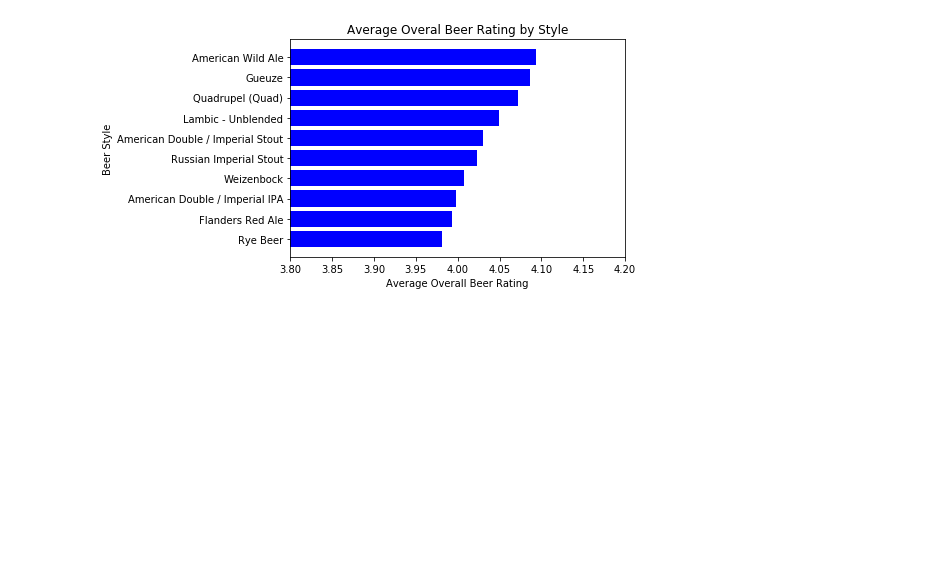
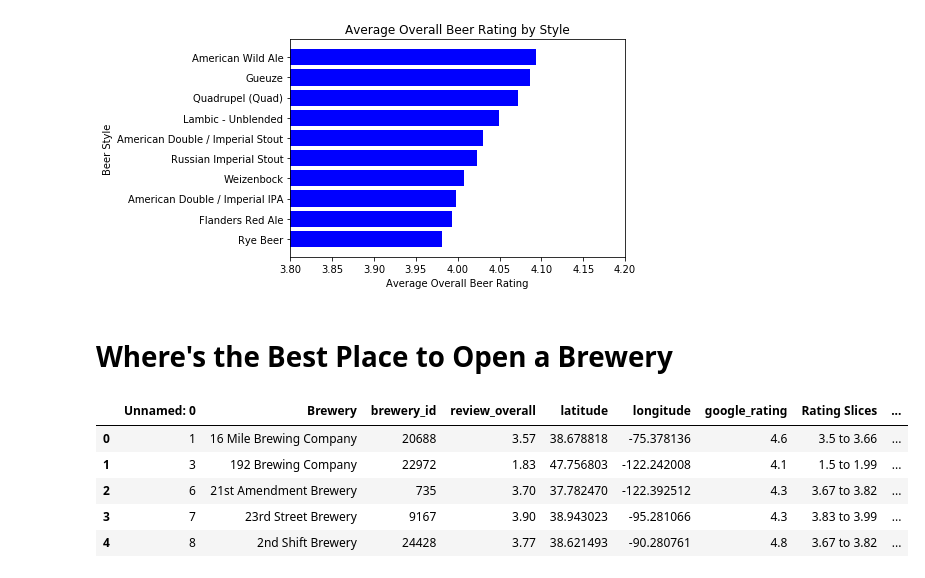
Before and after one commit to kreitlerj/Beer-Data-Project, a Jupyter notebook: Beer_Data_Analysis.ipynb, the cells around one changed output. Cells and saved outputs as stored; diff of their text form; code cells hidden in the pictures; blank space fills up the shorter version.

```diff
--- a/Beer_Data_Analysis.ipynb
+++ b/Beer_Data_Analysis.ipynb
@@ -330,3 +330,22 @@ plt.title("Average Overal Beer Rating by Style")
 plt.savefig("plots/Average Overal Beer Rating by Style.png",bbox_inches="tight")
 # %% [output]
 [figure]
+# %% [markdown]
+# Where's the Best Place to Open a Brewery
+# %%
+#import file
+us_df = pd.read_csv('clean_data/us_brewery_clean_data.csv', encoding = "ISO-8859-1")
+# %%
+#Bin the data
+bins = [0, 1, 1.5, 2, 2.5, 3, 3.26, 3.5, 3.67, 3.83, 4, 4.5]
+rating_slices = ['0.99 or less', '1 to 1.49', '1.5 to 1.99', '2 to 2.49', '2.5 to 2.99', '3 to 3.25', '3.26 to 3.49', '3.5 to 3.66', '3.67 to 3.82', '3.83 to 3.99', '4 to 4.5']
+us_df['Rating Slices'] = pd.cut(us_df['review_overall'], bins, labels=rating_slices)
+us_df['Rating Diff'] = us_df['google_rating'] - us_df['review_overall']
+us_df.head()
+# %% [output]
+|  | Unnamed: 0 | Brewery | brewery_id | review_overall | latitude | longitude | google_rating | Rating Slices | ... |
+| 0 | 1 | 16 Mile Brewing Company | 20688 | 3.57 | 38.678818 | -75.378136 | 4.6 | 3.5 to 3.66 | ... |
+| 1 | 3 | 192 Brewing Company | 22972 | 1.83 | 47.756803 | -122.242008 | 4.1 | 1.5 to 1.99 | ... |
+| 2 | 6 | 21st Amendment Brewery | 735 | 3.70 | 37.782470 | -122.392512 | 4.3 | 3.67 to 3.82 | ... |
+| 3 | 7 | 23rd Street Brewery | 9167 | 3.90 | 38.943023 | -95.281066 | 4.3 | 3.83 to 3.99 | ... |
+| 4 | 8 | 2nd Shift Brewery | 24428 | 3.77 | 38.621493 | -90.280761 | 4.8 | 3.67 to 3.82 | ... |
```
Also changed, not shown: parts of 16 cells of this notebook, 1 other file.
